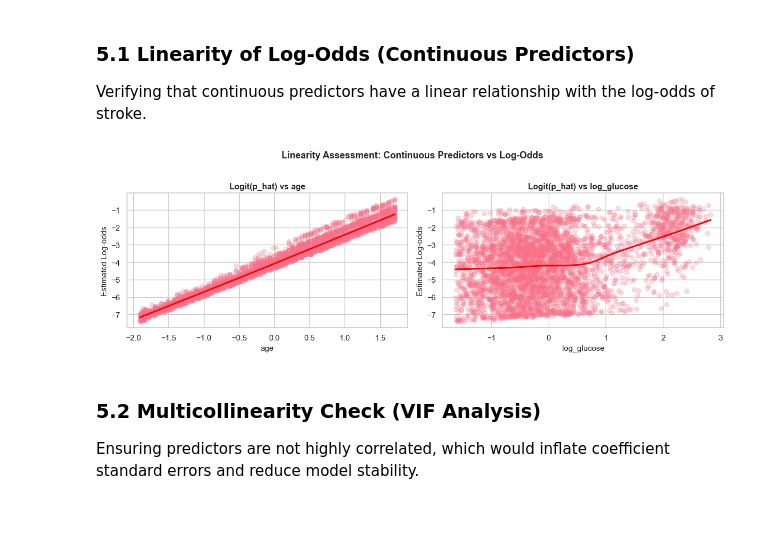
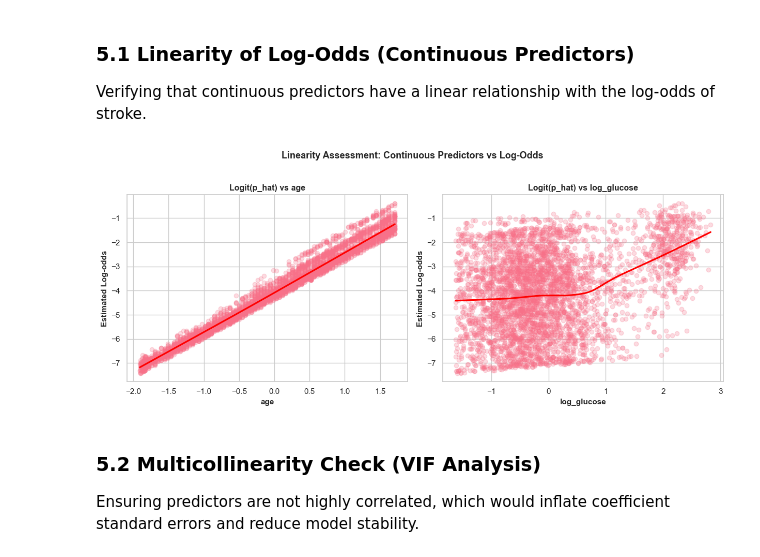
Before and after one commit to Lillian-Elek-Data/ML-with-Python, a Jupyter notebook: Stroke Prediction - Logistic Regression/Stroke Prediction - Logistic Regression.ipynb, the cells around one changed output. Drawn from its saved outputs; the diff is of its cells as text; code cells hidden in the pictures; blank space fills up the shorter version.

```diff
--- a/Stroke Prediction - Logistic Regression/Stroke Prediction - Logistic Regression.ipynb
+++ b/Stroke Prediction - Logistic Regression/Stroke Prediction - Logistic Regression.ipynb
@@ -356,7 +356,7 @@ numerical_variables = ['age', 'avg_glucose_level', 'bmi']
 sns.set(style='whitegrid', palette='husl')
 
 # Create distribution plots
-fig, axes = plt.subplots(1, len(numerical_variables), figsize=(16, 4), sharey=True)
+fig, axes = plt.subplots(1, len(numerical_variables), figsize=(16, 5), sharey=True)
 
 for i, num_var in enumerate(numerical_variables):
     sns.histplot(data=df_preprocessed, x=num_var, hue='stroke', ax=axes[i])
@@ -374,7 +374,7 @@ df_long = df_preprocessed.melt(
     var_name='Variable',
     value_name='Value')
 
-plt.figure(figsize=(13, 4))
+plt.figure(figsize=(13, 5))
 
 sns.boxplot(
     data=df_long,
@@ -419,7 +419,7 @@ n_rows = math.ceil(len(categorical_cols) / n_cols)
 fig, axes = plt.subplots(
     n_rows,
     n_cols,
-    figsize=(4 * n_cols, 3.5 * n_rows),
+    figsize=(5 * n_cols, 5 * n_rows),
     sharey=True)
 
 axes = axes.flatten()
@@ -431,7 +431,7 @@ for i, cat_var in enumerate(categorical_cols):
         hue='stroke',
         ax=axes[i])
 
-    axes[i].set_title(cat_var, fontsize=12)
+    axes[i].set_title(cat_var, fontsize=12, weight='bold')
     axes[i].set_xlabel('')
     axes[i].set_ylabel('Frequency', weight='bold')
     axes[i].tick_params(axis='x', rotation=30)
@@ -533,14 +533,14 @@ Logistic regression assumes a linear relationship between continuous predictors
 # Assess linearity of log-odds assumption
 numeric_features = ['age', 'avg_glucose_level', 'bmi']
 
-fig, axes = plt.subplots(1, len(numeric_features), figsize=(16, 4))
+fig, axes = plt.subplots(1, len(numeric_features), figsize=(16, 5))
 for idx, col in enumerate(numeric_features):
     # Create bins for visualization
     df_preprocessed['binned'] = pd.qcut(df_preprocessed[col], q=10, duplicates='drop')
     grouped = df_preprocessed.groupby('binned')['stroke'].mean()
 
     axes[idx].plot(range(len(grouped)), grouped, marker='o')
-    axes[idx].set_title(f'Stroke Rate vs {col}')
+    axes[idx].set_title(f'Stroke Rate vs {col}', weight='bold')
     axes[idx].set_xlabel(f'{col} (binned)')
     axes[idx].set_ylabel('Stroke Rate')
     axes[idx].grid(True, alpha=0.3)
@@ -743,34 +743,34 @@ Verifying that continuous predictors have a linear relationship with the log-odd
 # %%
 # 1) Get predicted probabilities from refined model (train)
 p_hat = sm_model_refined.predict(X_train_sel_sm)
 
 # 2) Convert to log-odds (with clipping to avoid infinity)
 eps = 1e-6
 p_hat = np.clip(p_hat, eps, 1 - eps)
 logit_hat = np.log(p_hat / (1 - p_hat))
 
 # 3) Check continuous predictors only
 continuous_to_check = [c for c in ['age', 'log_glucose'] if c in X_train_sel.columns]
 
 # 4) Plot logit vs each continuous predictor
-fig, axes = plt.subplots(1, len(continuous_to_check), figsize=(6.2*len(continuous_to_check), 4))
+fig, axes = plt.subplots(1, len(continuous_to_check), figsize=(6.2*len(continuous_to_check), 5))
 if len(continuous_to_check) == 1:
     axes = [axes]
 
 for ax, col in zip(axes, continuous_to_check):
     sns.regplot(x=X_train_sel[col], y=logit_hat, lowess=True, ax=ax,
                 scatter_kws={'alpha': 0.25}, line_kws={'color': 'red'})
     ax.set_title(f'Logit(p_hat) vs {col}', fontsize=11.5, weight='bold')
-    ax.set_xlabel(col, fontsize=11)
-    ax.set_ylabel('Estimated Log-odds', fontsize=11)
+    ax.set_xlabel(col, fontsize=11, weight='bold')
+    ax.set_ylabel('Estimated Log-odds', fontsize=11, weight='bold')
 
 fig.suptitle('Linearity Assessment: Continuous Predictors vs Log-Odds',
              fontsize=13, weight='bold', y=1.02)
 
 plt.tight_layout()
 plt.show()
 # %% [output]
-[figure, old version]
+[figure, new version]
 # %% [markdown]
 ### 5.2 Multicollinearity Check (VIF Analysis)
 Ensuring predictors are not highly correlated, which would inflate coefficient standard errors and reduce model stability.
```
Also changed, not shown: parts of 8 cells of this notebook.
